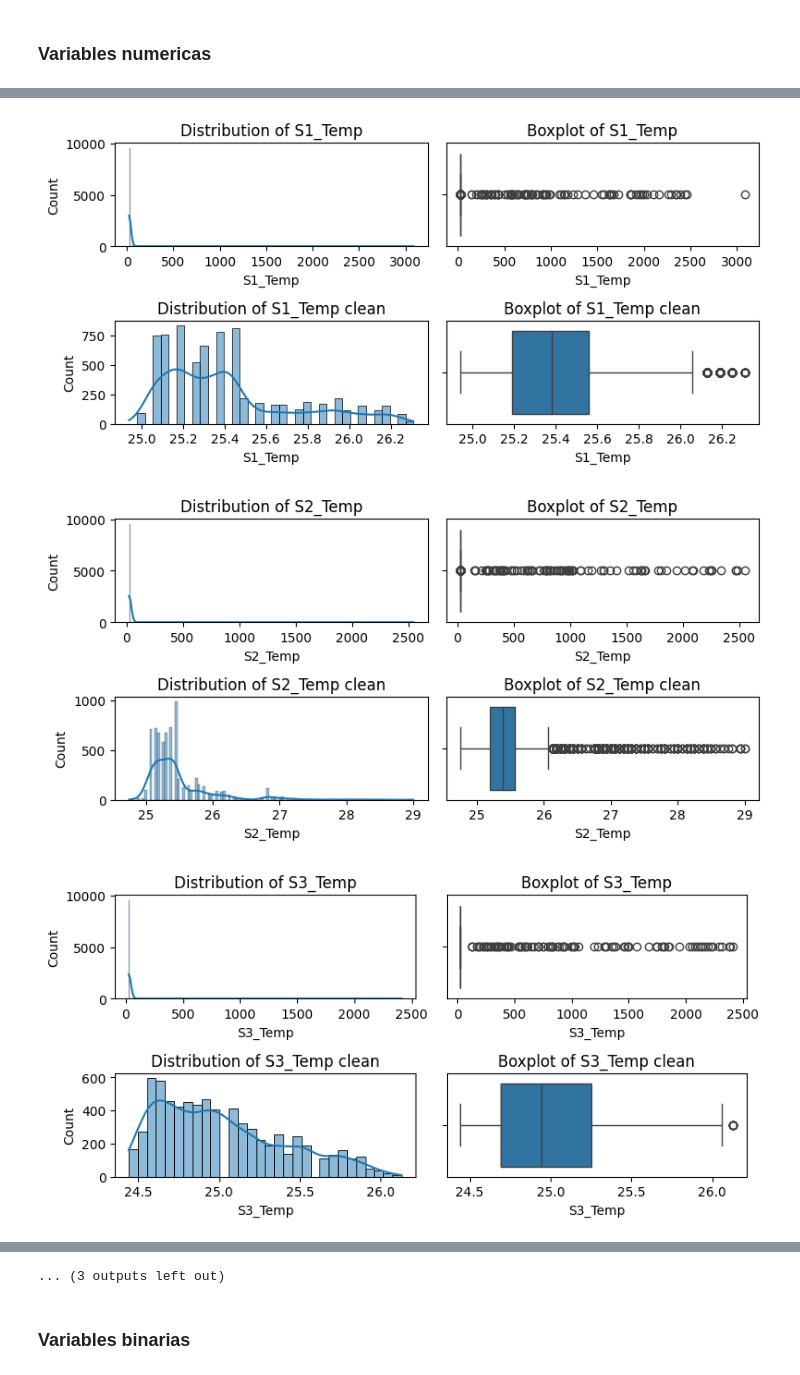
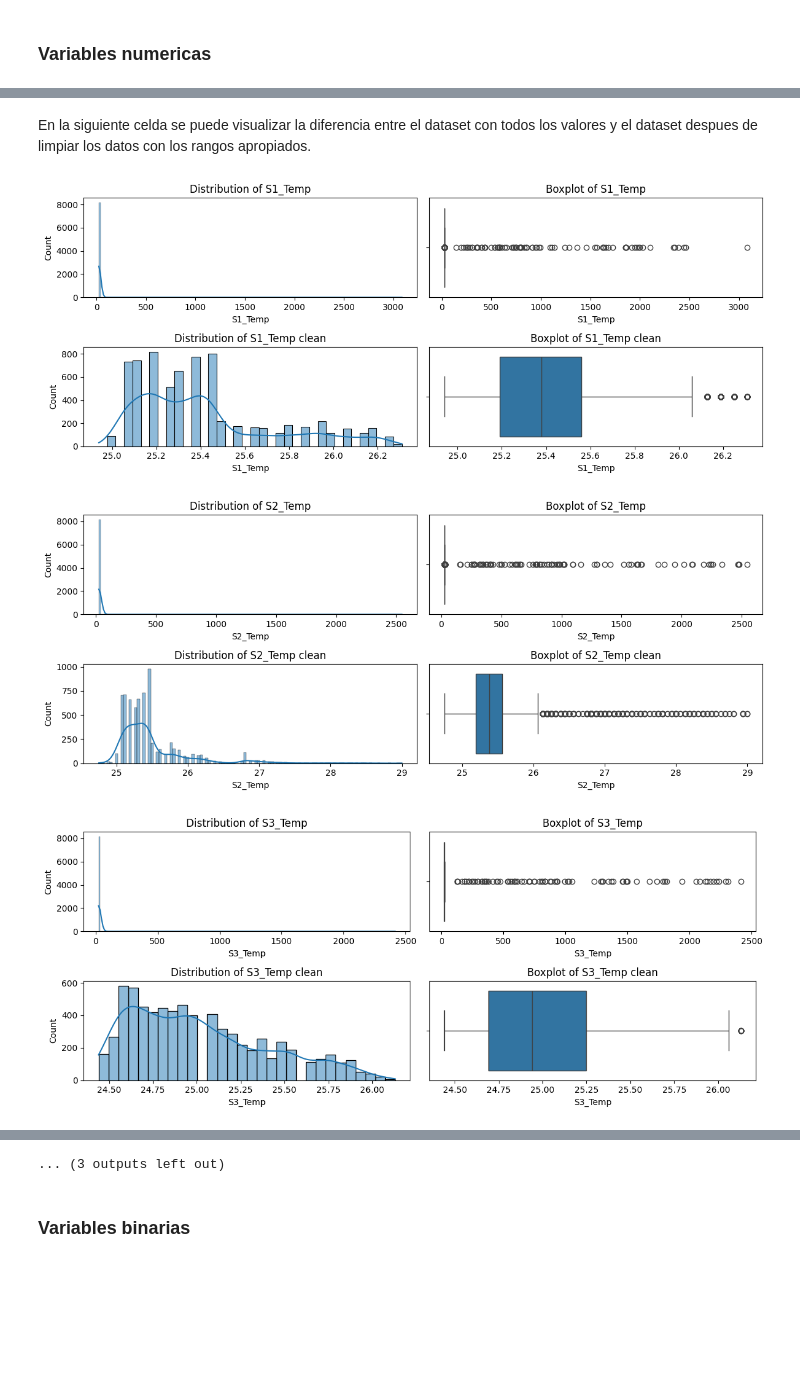
Before and after one commit to AngelBriFi/mlopsAct3, a Jupyter notebook: A03_A01796844.ipynb, the cells around one changed output, grey strips where cells are left out. Drawn from its saved outputs; the diff is of its cells as text; code cells hidden in the pictures; blank space fills up the shorter version.

```diff
--- a/A03_A01796844.ipynb
+++ b/A03_A01796844.ipynb
@@ -258,0 +264,5 @@ Columns: 19
+# %%
+#Conversion de variables temporales
+modDf['Date'] = modDf['Date'].str.strip().apply(pd.to_datetime)
+modDf['Time'] = modDf['Time'].str.strip().apply(pd.to_timedelta)
+modDf.info()
@@ -286,7 +316,7 @@ def numericErrors(df : pd.DataFrame, colList : list):
     errors = []
     for col in colList:
         converted = pd.to_numeric(df[col], errors="coerce")
-        invalid = df[col].notna() & converted.isna()
+        invalid = converted.isna() #df[col].notna() &
 
         for idx in df.index[invalid]:
             errors.append({
@@ -371,12 +405,12 @@ rangeLux = [0,300.0]
 rangoCo2 = [0,1000]
 rangoP = [0,4]
 rangoSonido = [0,5]
-modDf_NumC = modDF_delR.loc[(modDF_delR.S1_Temp.between(*rangeTemp)) & (modDF_delR.S2_Temp.between(*rangeTemp)) & (modDF_delR.S3_Temp.between(*rangeTemp)) & (modDF_delR.S4_Temp.between(*rangeTemp)) &
-                               (modDF_delR.S1_Light.between(*rangeLux)) & (modDF_delR.S2_Light.between(*rangeLux)) & (modDF_delR.S3_Light.between(*rangeLux)) & (modDF_delR.S4_Light.between(*rangeLux)) &
+modDf_NumC = modDF_delR.loc[((modDF_delR.S1_Temp.between(*rangeTemp)) & (modDF_delR.S2_Temp.between(*rangeTemp)) & (modDF_delR.S3_Temp.between(*rangeTemp)) & (modDF_delR.S4_Temp.between(*rangeTemp))) &
+                               ((modDF_delR.S1_Light.between(*rangeLux)) & (modDF_delR.S2_Light.between(*rangeLux)) & (modDF_delR.S3_Light.between(*rangeLux)) & (modDF_delR.S4_Light.between(*rangeLux))) &
                                (modDF_delR.S5_CO2.between(*rangoCo2)) &
-                               (modDF_delR.S1_Sound.between(*rangoSonido)) & (modDF_delR.S2_Sound.between(*rangoSonido)) & (modDF_delR.S3_Sound.between(*rangoSonido)) & (modDF_delR.S4_Sound.between(*rangoSonido)) &
+                               ((modDF_delR.S1_Sound.between(*rangoSonido)) & (modDF_delR.S2_Sound.between(*rangoSonido)) & (modDF_delR.S3_Sound.between(*rangoSonido)) & (modDF_delR.S4_Sound.between(*rangoSonido))) &
                                (modDF_delR.Room_Occupancy_Count.between(*rangoP))]
 
-modDf_NumC.describe().T
+modDf_NumC.describe(include=np.number).T
 # %% [output]
 |  | count | mean | std | min | 25% | 50% | 75% | max |
@@ -398,7 +524,8 @@ modDf_NumC.describe().T
+# %% [markdown]
+En la siguiente celda se puede visualizar la diferencia entre el dataset con todos los valores y el dataset despues de limpiar los datos con los rangos apropiados.
 # %%
-# Distribution + boxplot for every numerical predictor
 for column in numeric_cols:
-    fig, axes = plt.subplots(2, 2, figsize=(8, 4))
+    fig, axes = plt.subplots(2, 2, figsize=(12, 5))
 
     sns.histplot(
         data=modDF_delR,
@@ -406,33 +533,33 @@ for column in numeric_cols:
         kde=True,
         ax=axes[0,0]
     )
     axes[0,0].set_title(f"Distribution of {column}")
 
     sns.boxplot(
         data=modDF_delR,
         x=column,
         ax=axes[0,1]
     )
     axes[0,1].set_title(f"Boxplot of {column}")
 
     sns.histplot(
             data=modDf_NumC,
             x=column,
             kde=True,
             ax=axes[1,0]
         )
     axes[1,0].set_title(f"Distribution of {column} clean")
 
     sns.boxplot(
         data=modDf_NumC,
         x=column,
         ax=axes[1,1]
     )
     axes[1,1].set_title(f"Boxplot of {column} clean")
 
     plt.tight_layout()
     plt.show()
 # %% [output]
-[figure, old version]
+[figure, new version]
-[figure, old version]
+[figure, new version]
-[figure, old version]
+[figure, new version]
```
Also changed, not shown: parts of 28 cells of this notebook.
